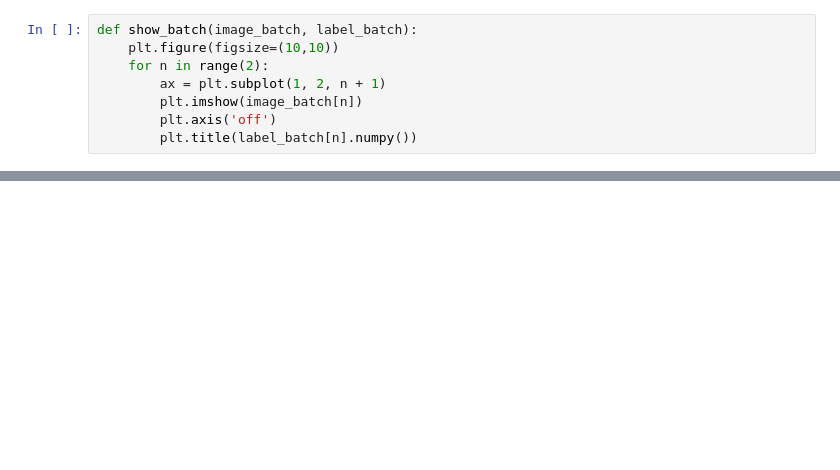
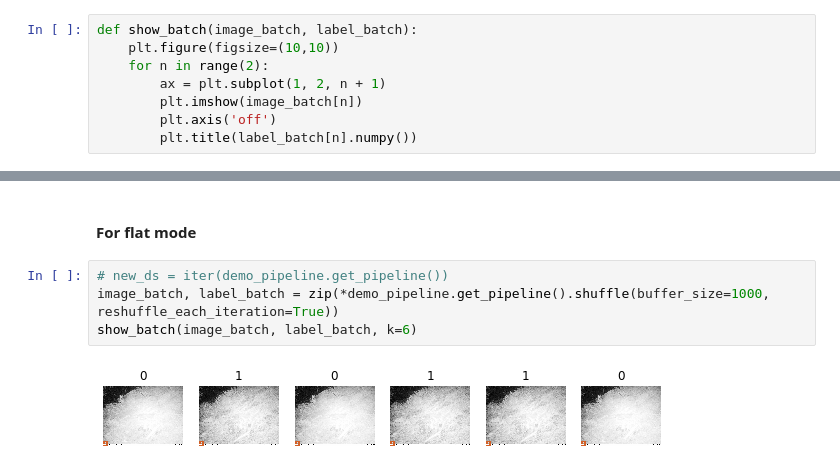
Before and after one commit to bhuvi3/camera_trap_animal_classification, a Jupyter notebook: code/tensorflow_pipeline_test.ipynb, the cells around one changed output, grey strips where cells are left out. Drawn from its saved outputs; the diff is of its cells as text; blank space fills up the shorter version.

```diff
--- a/code/tensorflow_pipeline_test.ipynb
+++ b/code/tensorflow_pipeline_test.ipynb
@@ -101,0 +261,8 @@ show_batch(image_batch, label_batch)
+# %% [markdown]
+#### For flat mode
+# %%
+# new_ds = iter(demo_pipeline.get_pipeline())
+image_batch, label_batch = zip(*demo_pipeline.get_pipeline().shuffle(buffer_size=1000, reshuffle_each_iteration=True))
+show_batch(image_batch, label_batch, k=6)
+# %% [output]
+[figure, added]
```
Also changed, not shown: parts of 25 cells of this notebook, 1 other file.
